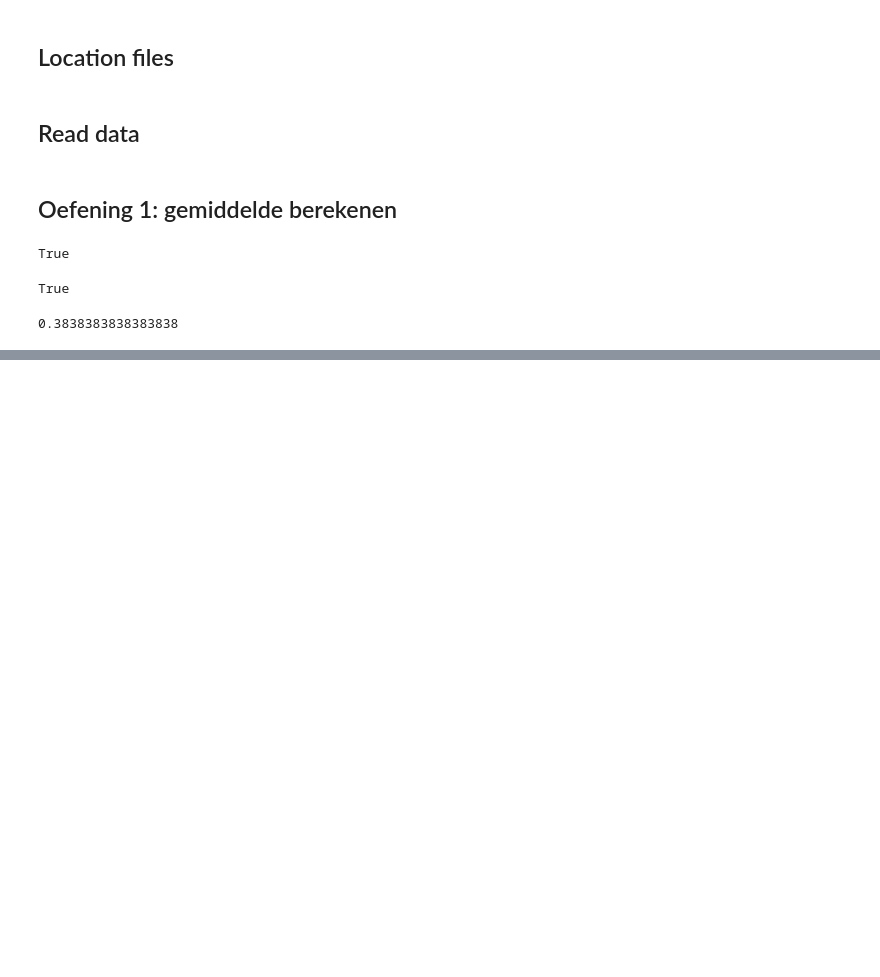
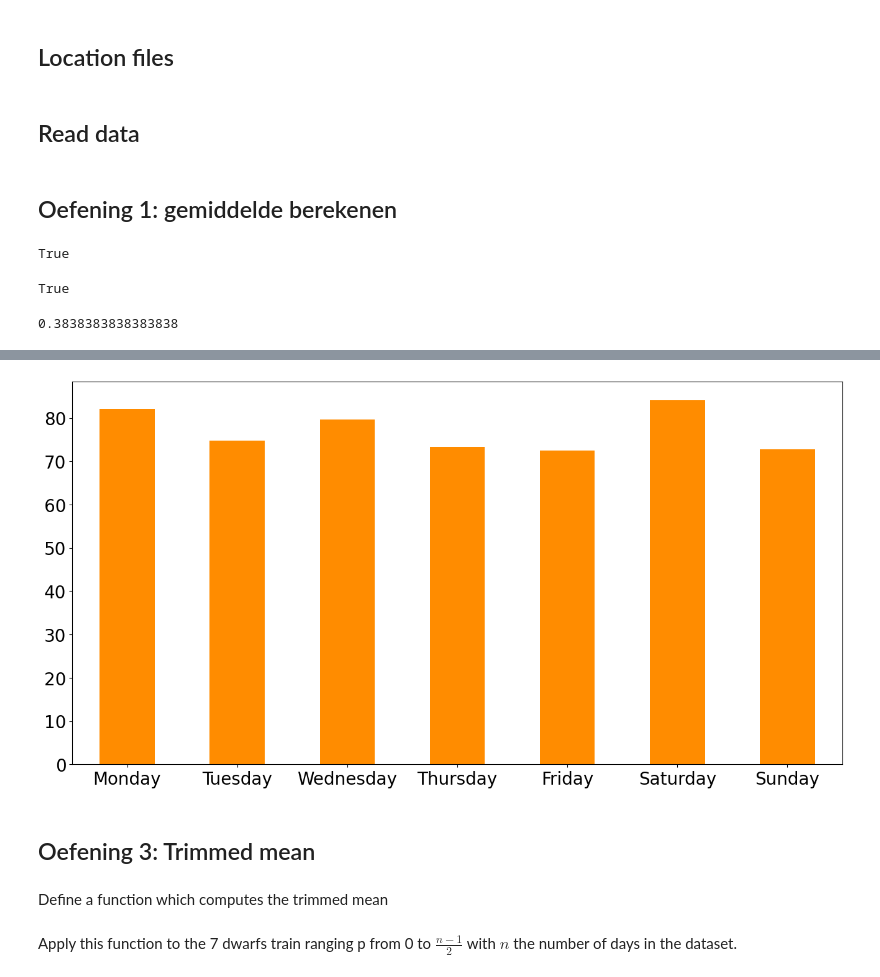
Before and after one commit to THellemans/data-science-syntra-ab, a Jupyter notebook: 06 statistiek/02 Middelpunten schatten/notebooks/oefeningen.ipynb, the cells around one changed output, grey strips where cells are left out. Saved outputs shown, nothing was run; the diff lists cells and outputs as text; code cells hidden in the pictures; blank space fills up the shorter version.

```diff
--- a/06 statistiek/02 Middelpunten schatten/notebooks/oefeningen.ipynb
+++ b/06 statistiek/02 Middelpunten schatten/notebooks/oefeningen.ipynb
@@ -37,0 +103,16 @@ prob_survived_check
+# %%
+df_7_dwarfs['DoW'] = df_7_dwarfs.datetime.dt.strftime('%A').astype(pd.CategoricalDtype(
+                        categories=['Monday', 'Tuesday', 'Wednesday', 'Thursday', 'Friday', 'Saturday', 'Sunday'],
+                        ordered=True))
+# %%
+fig, ax = plt.subplots(figsize = (16, 8))
+df_avgperday = df_7_dwarfs.groupby('DoW')['SPOSTMIN'].mean()
+ax = df_avgperday.plot.bar(color='darkorange')
+ax.tick_params(which = 'both', labelsize=20, rotation = 0)
+ax.set_xlabel('');
+# %% [output]
+[figure, added]
+# %% [markdown]
+## Oefening 3: Trimmed mean
+# %% [markdown]
+Define a function which computes the trimmed mean
@@ -37,0 +146,2 @@ prob_survived_check
+# %% [markdown]
+Apply this function to the 7 dwarfs train ranging p from 0 to $\frac{n-1}{2}$ with $n$ the number of days in the dataset.
```
Also changed, not shown: parts of 19 cells of this notebook, 1 other file.
